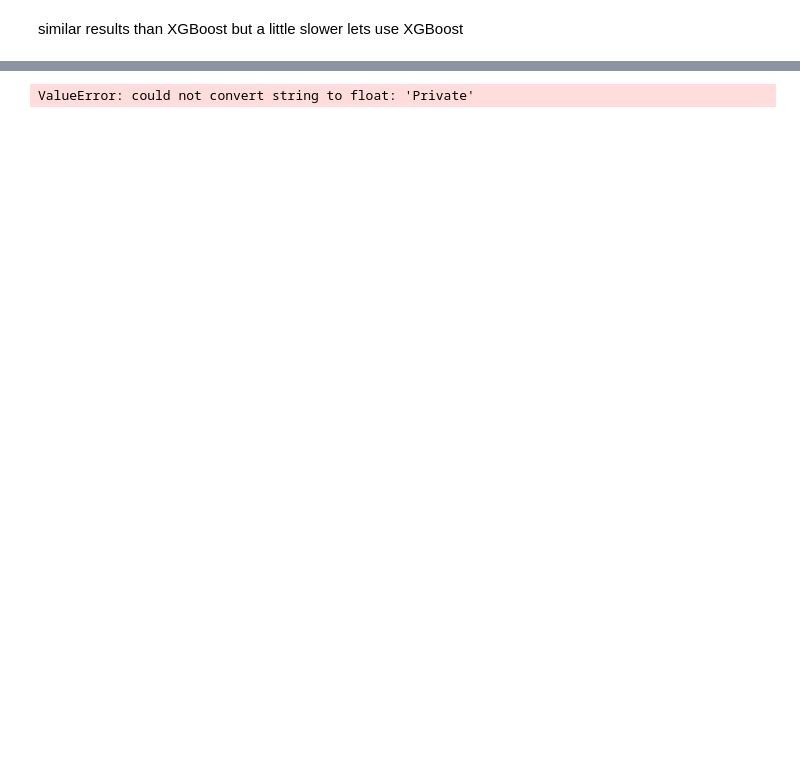
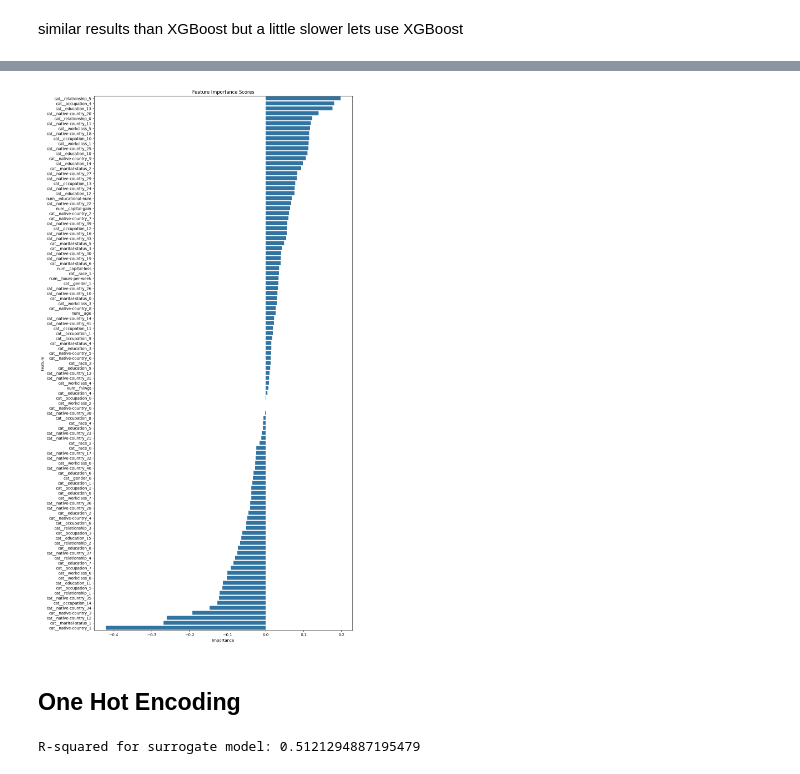
Before and after one commit to ConstanceGlly/Interpretability_and_Fairness_Income, a Jupyter notebook: Notebooks/Models.ipynb, the cells around one changed output, grey strips where cells are left out. Cells and saved outputs as stored; diff of their text form; code cells hidden in the pictures; blank space fills up the shorter version.

```diff
--- a/Notebooks/Models.ipynb
+++ b/Notebooks/Models.ipynb
@@ -345,0 +539,17 @@ X_train.size
+# %%
+all_features = preprocessor.get_feature_names_out()
+
+# Create a DataFrame with feature names and importance scores
+feature_importance_df = pd.DataFrame(
+    {"Feature": all_features, "Importance": surrogate_feature_importance[0]}
+)
+# %%
+feature_importance_df = feature_importance_df.sort_values(by="Importance", ascending=False)
+
+# Create a bar plot of feature importance
+plt.figure(figsize=(12, 25))
+sns.barplot(x="Importance", y="Feature", data=feature_importance_df)
+plt.xlabel("Importance")
+plt.ylabel("Feature")
+plt.title("Feature Importance Scores")
+plt.show()
@@ -346,37 +558,59 @@ X_train.size
+# %%
+feature_importance_df = feature_importance_df.sort_values(by="Importance", ascending=False)
+
+# Create a bar plot of feature importance
+plt.figure(figsize=(12, 25))
+sns.barplot(x="Importance", y="Feature", data=feature_importance_df)
+plt.xlabel("Importance")
+plt.ylabel("Feature")
+plt.title("Feature Importance Scores")
+plt.show()
+# %% [output]
+[figure, added]
+# %% [markdown]
+## One Hot Encoding
 # %%
-from sklearn.linear_model import LinearRegression
-from sklearn.metrics import r2_score
+categorical_preprocessor = OneHotEncoder()
 
-# Load your XGBoost model (replace with your model loading code)
-xgb_model = xgb.XGBClassifier()
+# Create a column transformer
+preprocessor_xgb = ColumnTransformer(
+    transformers=[
+        ("cat", categorical_preprocessor, categorical_cols),
+        ("num", numeric_preprocessor, numeric_cols)
+    ],
+    remainder="passthrough",  # You can use this to include any remaining columns
+)
 
-pipeline = Pipeline([("preprocessor", preprocessor), ("model", xgb_model)])
+# Original pipeline for the XGBoost model
+xgb_pipeline = Pipeline([("preprocessor", preprocessor_xgb), ("model", xgb_model)])
 
-# Fit the pipeline (including preprocessing) to the training data
-pipeline.fit(X_train, y_train_bin)
+# Fit the original pipeline (including preprocessing) to the training data
+xgb_pipeline.fit(X_train, y_train_bin)
 
 # Get predictions from the XGBoost model
-xgb_predictions = pipeline.predict(X_test)
+xgb_predictions = xgb_pipeline.predict(X_test)
 
 # Create a dataset for the surrogate model
-surrogate_data = pd.DataFrame({"XGB_Predictions": xgb_predictions})
-surrogate_data = surrogate_data.join(X_test)  # Include selected features
+surrogate_data = X_test.copy()
+surrogate_data["XGB_Predictions"] = xgb_predictions
 
 # Choose a surrogate model (linear regression)
 surrogate_model = LinearRegression()
 
+# Create a new pipeline for the surrogate model
+surrogate_pipeline = Pipeline([("preprocessor", preprocessor_xgb), ("model", surrogate_model)])
+
 # Train the surrogate model
-surrogate_model.fit(
-    surrogate_data.drop("XGB_Predictions",
-                        axis=1), surrogate_data["XGB_Predictions"]
+surrogate_pipeline.fit(
+    surrogate_data.drop("XGB_Predictions", axis=1), surrogate_data["XGB_Predictions"]
 )
 
 # Interpret the surrogate model (e.g., feature importance or coefficients)
-surrogate_feature_importance = surrogate_model.coef_  # For linear regression
+surrogate_feature_importance = surrogate_model.coef_ # For linear regression
 
 # Evaluate the surrogate model (optional)
-surrogate_predictions = surrogate_model.predict(X_test)
+surrogate_predictions = surrogate_pipeline.predict(X_test)
 r2 = r2_score(xgb_predictions, surrogate_predictions)
 print(f"R-squared for surrogate model: {r2}")
 # %% [output]
-ValueError: could not convert string to float: 'Private'
+R-squared for surrogate model: 0.5121294887195479
```
Also changed, not shown: parts of 32 cells of this notebook, 1 other file.
